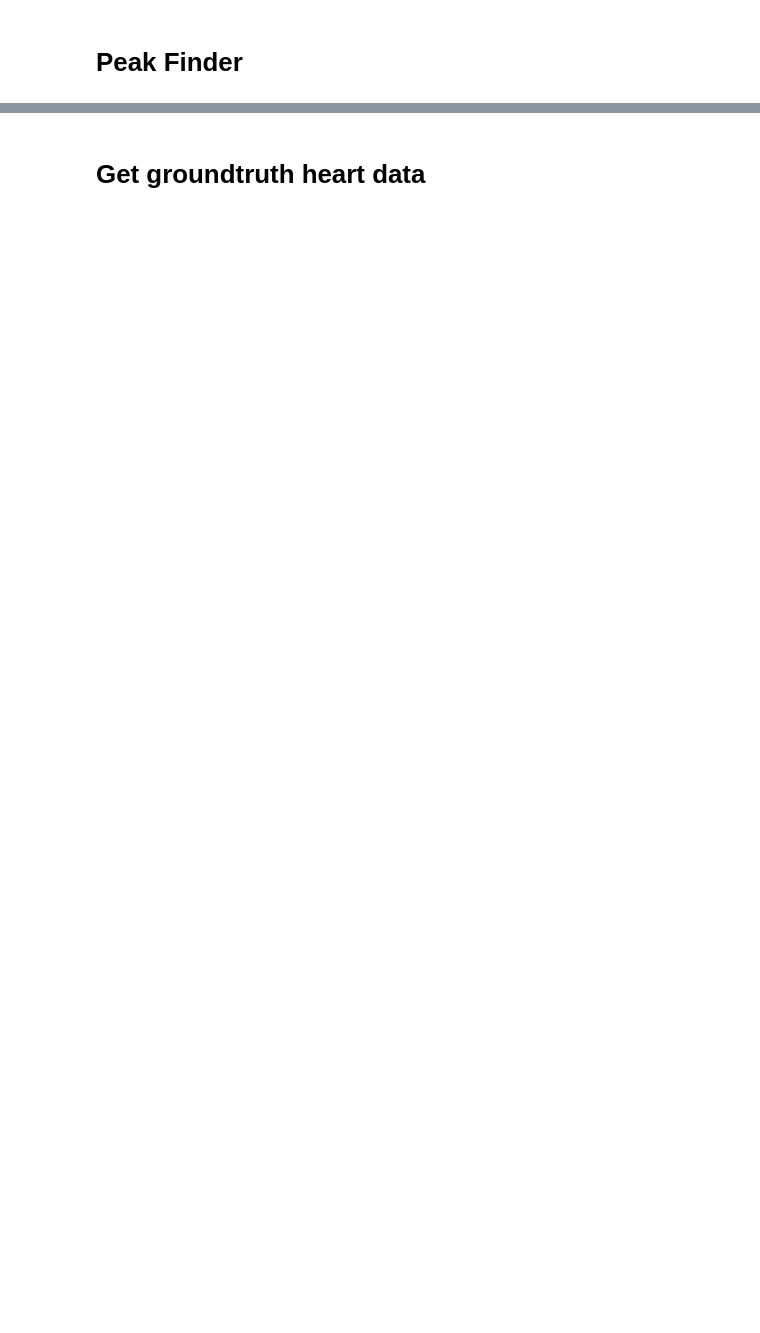
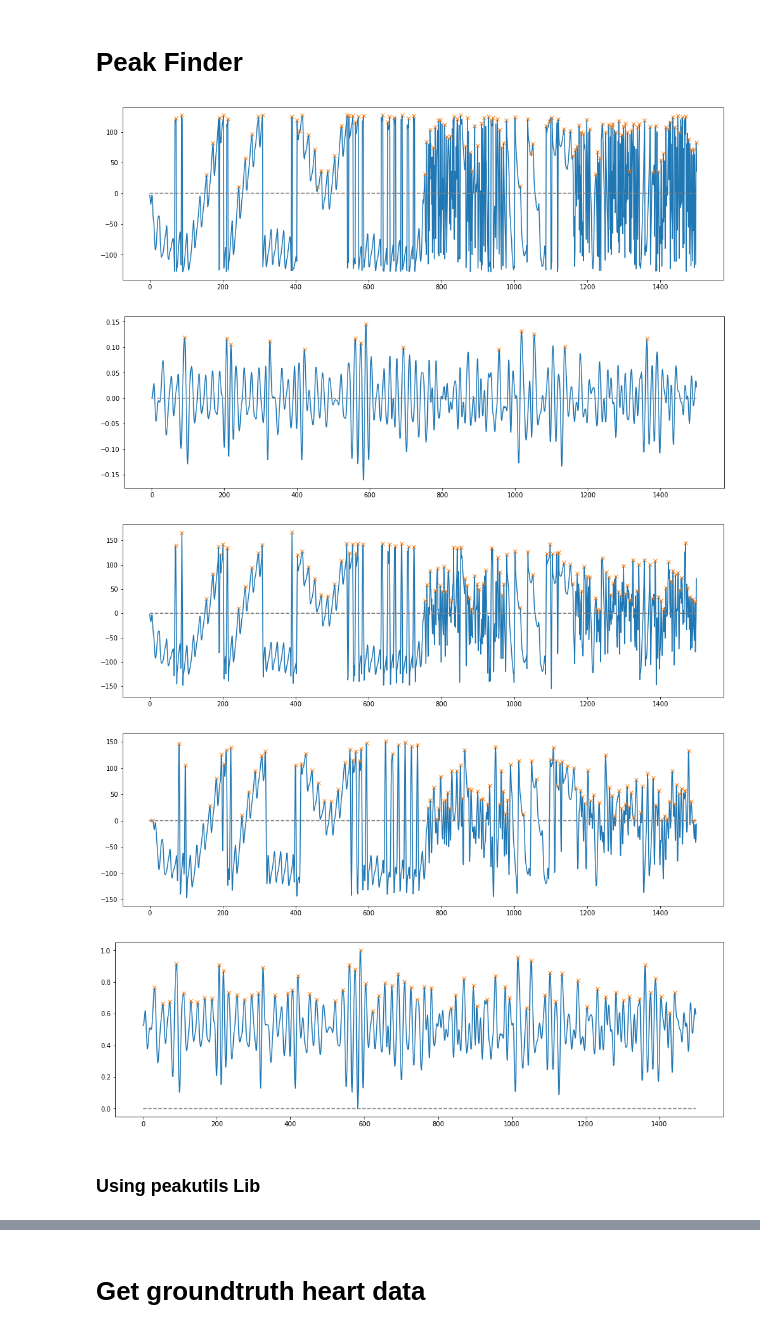
Before and after one commit to gaurav-95/PPG, a Jupyter notebook: Analyze_PPG.ipynb, the cells around one changed output, grey strips where cells are left out. Saved outputs shown, nothing was run; the diff lists cells and outputs as text; code cells hidden in the pictures; blank space fills up the shorter version.

```diff
--- a/Analyze_PPG.ipynb
+++ b/Analyze_PPG.ipynb
@@ -629,8 +693,17 @@ def get_foxes(data):
 # %%
 peaks_raw=get_foxes(readings)
 peaks_filter=get_foxes(filter_signal)
 peaks_savinsky=get_foxes(s)
 peaks_fir=get_foxes(filtered_x)
+peaks_filter_hil=get_foxes(filter_signal_hil)
+# %% [output]
+[figure, added]
+[figure, added]
+[figure, added]
+[figure, added]
+[figure, added]
+# %% [markdown]
+### Using peakutils Lib
 # %%
 import peakutils
 import pandas as pd
```
Also changed, not shown: parts of 52 cells of this notebook.
